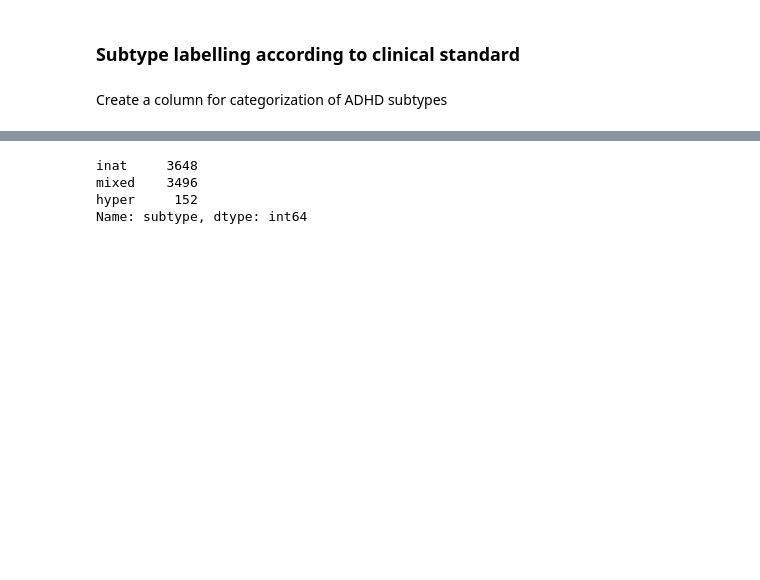
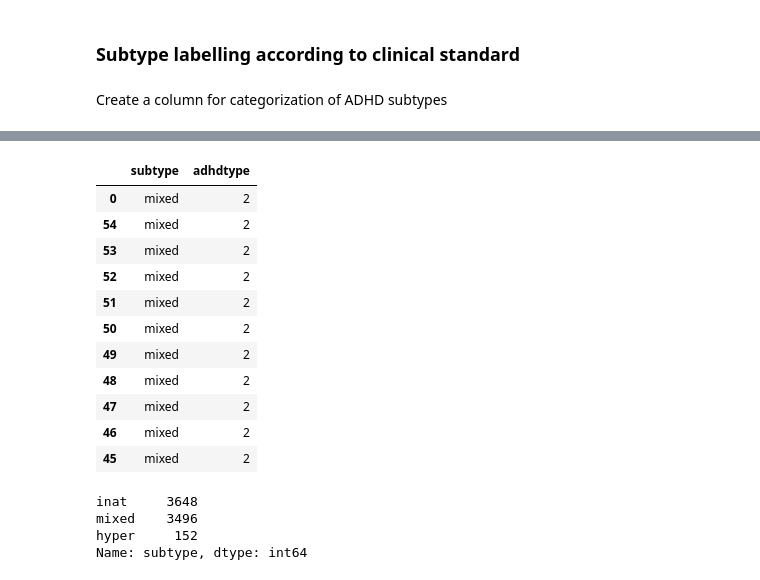
Before and after one commit to brainhack-school2020/ADHDsubtypes_project, a Jupyter notebook: pre_preprocess_analysis.ipynb, the cells around one changed output, grey strips where cells are left out. Cells and saved outputs as stored; diff of their text form; code cells hidden in the pictures; blank space fills up the shorter version.

```diff
--- a/pre_preprocess_analysis.ipynb
+++ b/pre_preprocess_analysis.ipynb
@@ -180,2 +180,25 @@ df_full.head(5)
+# %%
+#encoding the subtypes into numerocal labels for future SNF analysis/machine learning
+# hyperactive = 0
+# inattentive subtype = 1
+# mixed subtype = 2
+from sklearn.preprocessing import LabelEncoder
+
+lb_make = LabelEncoder()
+df_full["adhdtype"] = lb_make.fit_transform(df_full["subtype"])
+df_full[["subtype", "adhdtype"]].head(11)
+# %% [output]
+|  | subtype | adhdtype |
+| 0 | mixed | 2 |
+| 54 | mixed | 2 |
+| 53 | mixed | 2 |
+| 52 | mixed | 2 |
+| 51 | mixed | 2 |
+| 50 | mixed | 2 |
+| 49 | mixed | 2 |
+| 48 | mixed | 2 |
+| 47 | mixed | 2 |
+| 46 | mixed | 2 |
+| 45 | mixed | 2 |
 # %%
 #Reorder columns
```
Also changed, not shown: parts of 15 cells of this notebook, 1 other file.
